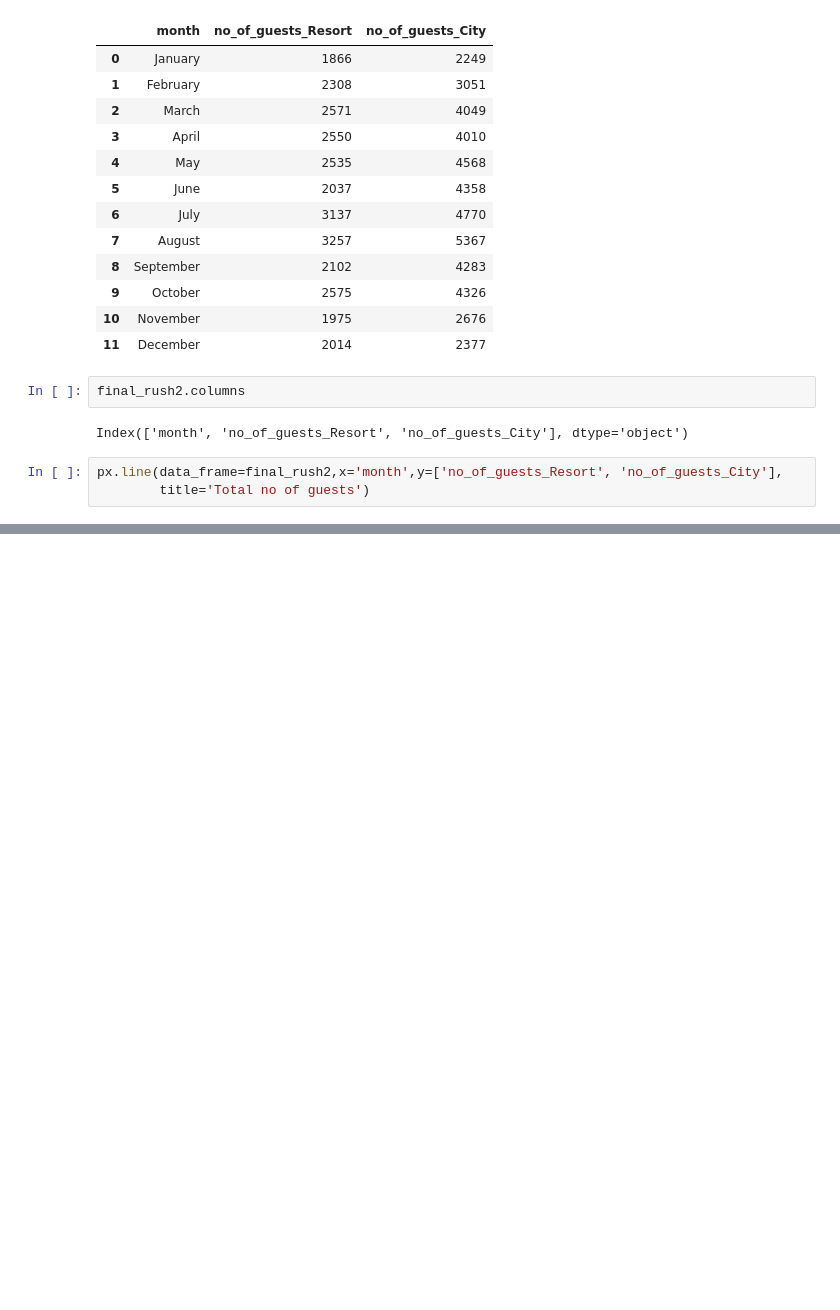
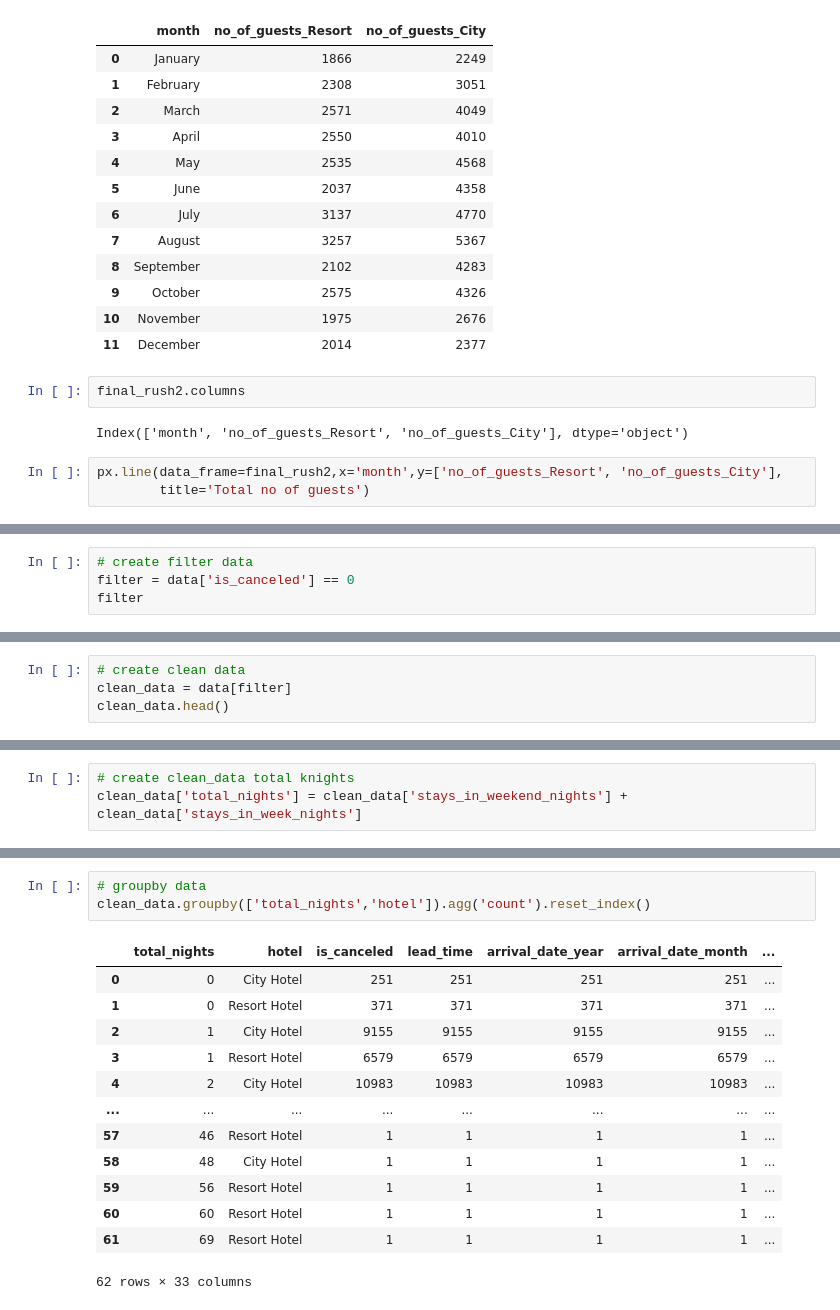
Before and after one commit to Sumetjutha/031_Real_Project_Analysis_Python, a Jupyter notebook: 002_Hotel_Booking_Data_Analysis.ipynb, the cells around one changed output, grey strips where cells are left out. Saved outputs shown, nothing was run; the diff lists cells and outputs as text; blank space fills up the shorter version.

```diff
--- a/002_Hotel_Booking_Data_Analysis.ipynb
+++ b/002_Hotel_Booking_Data_Analysis.ipynb
@@ -773,0 +790,4 @@ px.line(data_frame=final_rush2,x='month',y=['no_of_guests_Resort', 'no_of_guests
+# %%
+# create filter data
+filter = data['is_canceled'] == 0
+filter
@@ -773,0 +807,4 @@ px.line(data_frame=final_rush2,x='month',y=['no_of_guests_Resort', 'no_of_guests
+# %%
+# create clean data
+clean_data = data[filter]
+clean_data.head()
@@ -773,0 +823,3 @@ px.line(data_frame=final_rush2,x='month',y=['no_of_guests_Resort', 'no_of_guests
+# %%
+# create clean_data total knights
+clean_data['total_nights'] = clean_data['stays_in_weekend_nights'] + clean_data['stays_in_week_nights']
@@ -773,0 +837,17 @@ px.line(data_frame=final_rush2,x='month',y=['no_of_guests_Resort', 'no_of_guests
+# %%
+# groupby data
+clean_data.groupby(['total_nights','hotel']).agg('count').reset_index()
+# %% [output]
+|  | total_nights | hotel | is_canceled | lead_time | arrival_date_year | arrival_date_month | ... |
+| 0 | 0 | City Hotel | 251 | 251 | 251 | 251 | ... |
+| 1 | 0 | Resort Hotel | 371 | 371 | 371 | 371 | ... |
+| 2 | 1 | City Hotel | 9155 | 9155 | 9155 | 9155 | ... |
+| 3 | 1 | Resort Hotel | 6579 | 6579 | 6579 | 6579 | ... |
+| 4 | 2 | City Hotel | 10983 | 10983 | 10983 | 10983 | ... |
+| ... | ... | ... | ... | ... | ... | ... | ... |
+| 57 | 46 | Resort Hotel | 1 | 1 | 1 | 1 | ... |
+| 58 | 48 | City Hotel | 1 | 1 | 1 | 1 | ... |
+| 59 | 56 | Resort Hotel | 1 | 1 | 1 | 1 | ... |
+| 60 | 60 | Resort Hotel | 1 | 1 | 1 | 1 | ... |
+| 61 | 69 | Resort Hotel | 1 | 1 | 1 | 1 | ... |
+62 rows × 33 columns
```
Also changed, not shown: parts of 10 cells of this notebook.
